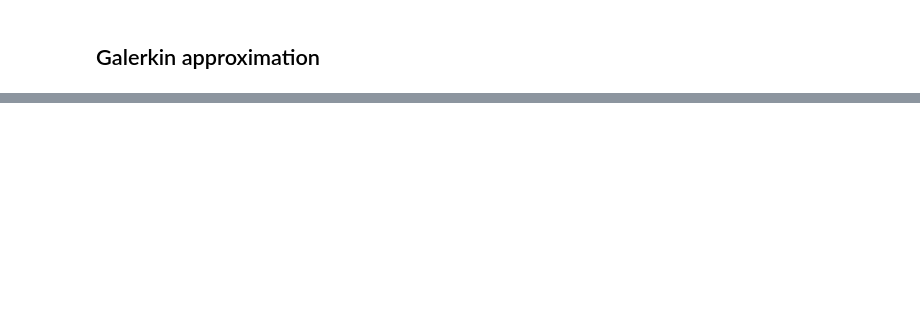
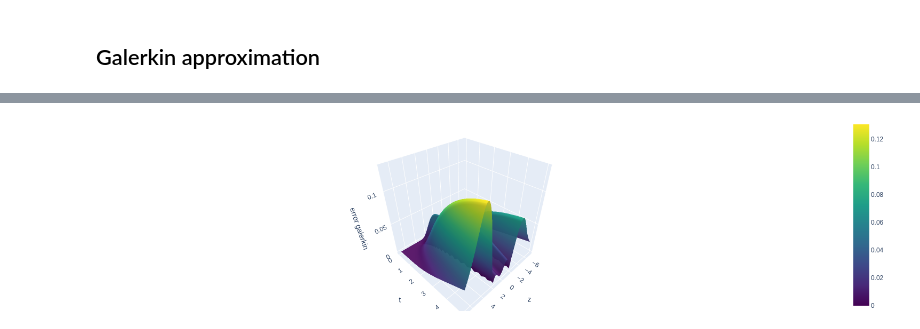
Before and after one commit to EtiNL/h_GalerkinNN, a Jupyter notebook: notebooks/Burger_sim.ipynb, the cells around one changed output, grey strips where cells are left out. Cells and saved outputs as stored; diff of their text form; code cells hidden in the pictures; blank space fills up the shorter version.

```diff
--- a/notebooks/Burger_sim.ipynb
+++ b/notebooks/Burger_sim.ipynb
@@ -405,0 +442,4 @@ uniformly in $(t,z)$ on the grid.
+# %%
+plot_sim_result(z_vals, t_vals, np.abs(X_tr-X_gal), 'error galerkin')
+# %% [output]
+[figure, added]
```
Also changed, not shown: parts of 12 cells of this notebook, 3 other files.
